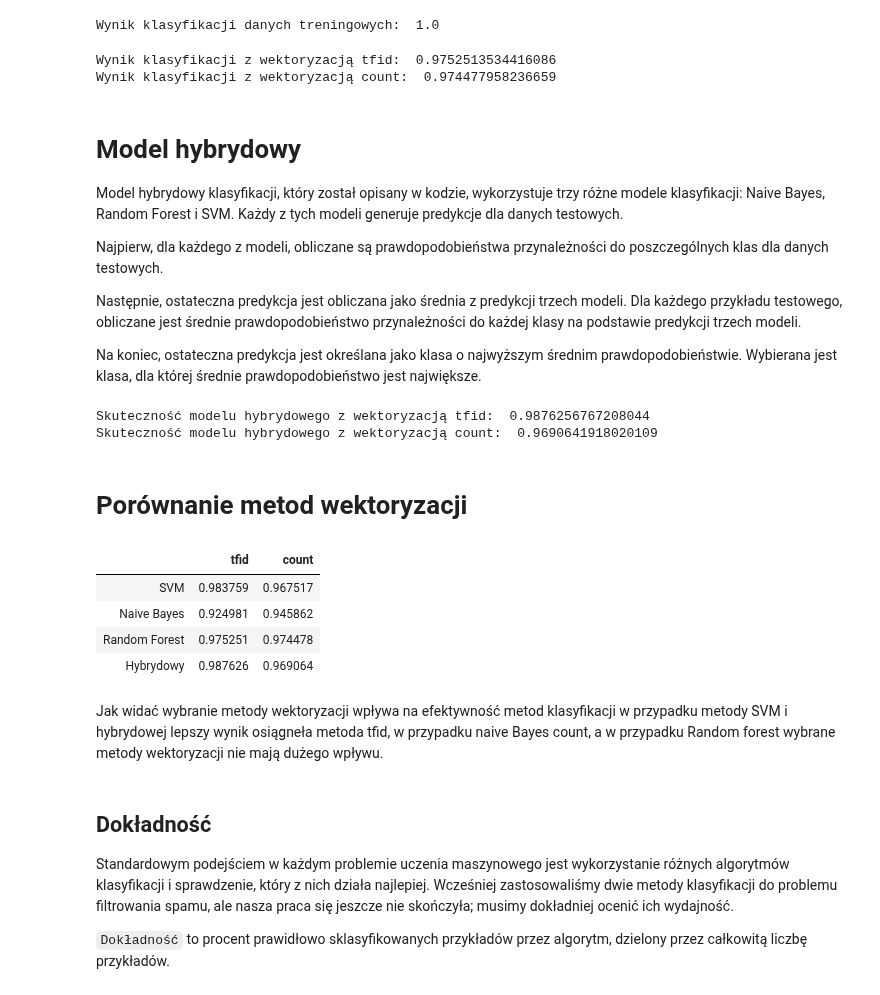
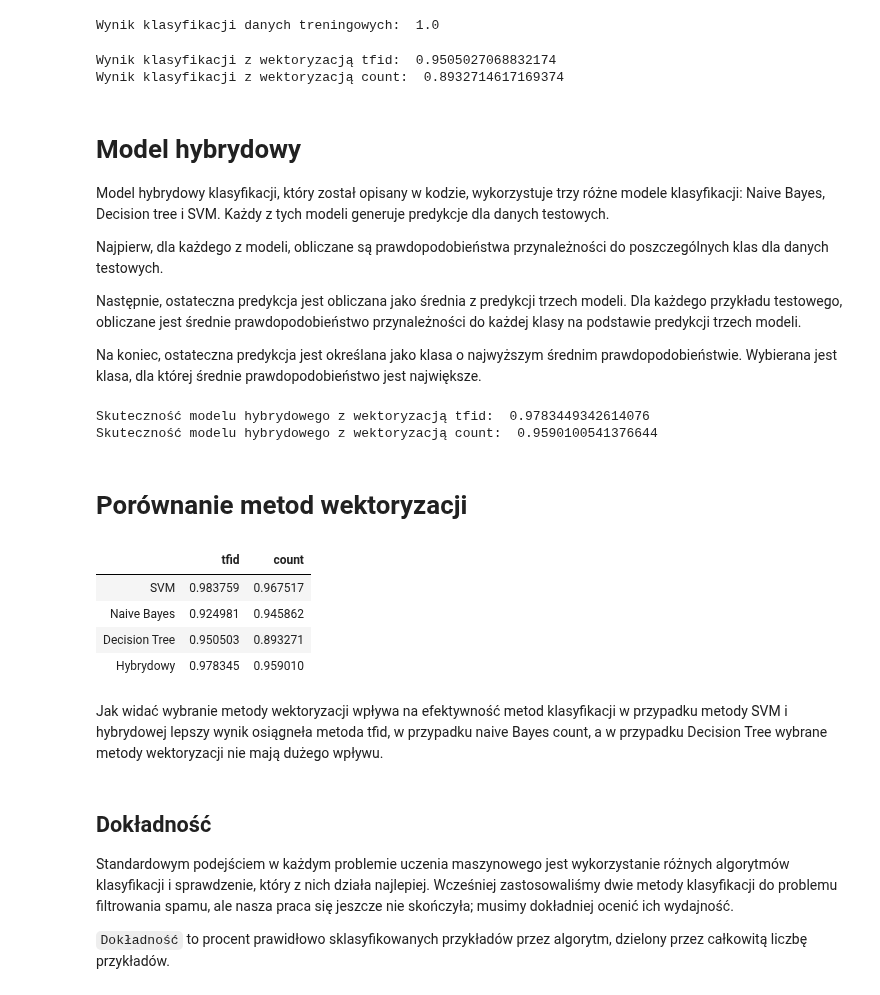
Before and after one commit to patrykzawadzkisggw/mad2, a Jupyter notebook: przyklad.ipynb, the cells around one changed output. Cells and saved outputs as stored; diff of their text form; code cells hidden in the pictures.

```diff
--- a/przyklad.ipynb
+++ b/przyklad.ipynb
@@ -504,29 +504,30 @@ $E_t$= entropia podzbioru t.
 
 Jeśli dostarczymy algorytmowi te same dane treningowe, logiczne jest myślenie, że w każdej iteracji powstanie ten sam model. Rozwiązaniem w tym przypadku jest umożliwienie każdemu drzewu losowego losowego pobierania próbek z zestawu danych z zastępowaniem. Dzięki losowaniu z zastępowaniem, każda losowo wybrana próbka jest ponownie umieszczana w puli próbek i teoretycznie może zostać wybrana wielokrotnie. Różnica w próbkach daje różne drzewa, proces ten znany jest jako bagging. Inna technika pozwala każdemu drzewu wybierać tylko z losowego podzbioru cech zamiast używać wszystkich. W obu przypadkach wynik daje mniejszą korelację między drzewami i większą różnorodność.
 # %%
-from sklearn.ensemble import RandomForestClassifier
+from sklearn import tree
+
 # Stwórz klasyfikator.
-randomForestClassifier = RandomForestClassifier()
+dt_classifier = tree.DecisionTreeClassifier()
 
 # Dopasuj klasyfikator do danych treningowych.
-randomForestClassifier.fit(train_data_features_tfid.toarray(), train_class)
+dt_classifier.fit(train_data_features_tfid.toarray(), train_class)
 
 # Pobierz wynik klasyfikacji danych treningowych.
-print("Wynik klasyfikacji danych treningowych: ", randomForestClassifier.score(train_data_features_tfid.toarray(), train_class))
+print("Wynik klasyfikacji danych treningowych: ", dt_classifier.score(train_data_features_tfid.toarray(), train_class))
 # %% [output]
 Wynik klasyfikacji danych treningowych:  1.0
 # %%
 # Pobierz wynik klasyfikacji danych testowych.
-rf_tfid = randomForestClassifier.score(test_data_features_tfid.toarray(), test_class)
-rf_count = randomForestClassifier.score(test_data_features_count.toarray(), test_class)
+rf_tfid = dt_classifier.score(test_data_features_tfid.toarray(), test_class)
+rf_count = dt_classifier.score(test_data_features_count.toarray(), test_class)
 print("Wynik klasyfikacji z wektoryzacją tfid: ",rf_tfid)
 print("Wynik klasyfikacji z wektoryzacją count: ",rf_count)
 # %% [output]
-Wynik klasyfikacji z wektoryzacją tfid:  0.9752513534416086
-Wynik klasyfikacji z wektoryzacją count:  0.974477958236659
+Wynik klasyfikacji z wektoryzacją tfid:  0.9505027068832174
+Wynik klasyfikacji z wektoryzacją count:  0.8932714617169374
 # %% [markdown]
 # Model hybrydowy
-Model hybrydowy klasyfikacji, który został opisany w kodzie, wykorzystuje trzy różne modele klasyfikacji: Naive Bayes, Random Forest i SVM. Każdy z tych modeli generuje predykcje dla danych testowych.
+Model hybrydowy klasyfikacji, który został opisany w kodzie, wykorzystuje trzy różne modele klasyfikacji: Naive Bayes, Decision tree i SVM. Każdy z tych modeli generuje predykcje dla danych testowych.
 
 Najpierw, dla każdego z modeli, obliczane są prawdopodobieństwa przynależności do poszczególnych klas dla danych testowych.
 
@@ -566,7 +567,7 @@ class HybridModel(BaseEstimator, ClassifierMixin):
         y_pred = self.predict(X)
         return accuracy_score(y, y_pred)
 
-hybrydowy_Classifier=HybridModel(nb_classifier,randomForestClassifier,svm_classifier,pca)
+hybrydowy_Classifier=HybridModel(nb_classifier,dt_classifier,svm_classifier,pca)
 Hybrydowy_final_pred=hybrydowy_Classifier.predict(test_data_features_tfid)
 # Oblicz dokładność hybrydowego modelu.
 hybrydowwy_accuracy_tfid=accuracy_score(test_class, Hybrydowy_final_pred)
@@ -576,26 +577,26 @@ Hybrydowy_final_pred2=hybrydowy_Classifier.predict(test_data_features_count)
 hybrydowwy_accuracy_count=accuracy_score(test_class, Hybrydowy_final_pred2)
 print("Skuteczność modelu hybrydowego z wektoryzacją count: ", hybrydowwy_accuracy_count)
 # %% [output]
-Skuteczność modelu hybrydowego z wektoryzacją tfid:  0.9876256767208044
-Skuteczność modelu hybrydowego z wektoryzacją count:  0.9690641918020109
+Skuteczność modelu hybrydowego z wektoryzacją tfid:  0.9783449342614076
+Skuteczność modelu hybrydowego z wektoryzacją count:  0.9590100541376644
 # %% [markdown]
 # Porównanie metod wektoryzacji
 # %%
 wyniki = {
-'':['SVM','Naive Bayes','Random Forest','Hybrydowy'],
+'':['SVM','Naive Bayes','Decision Tree','Hybrydowy'],
 'tfid':[svm_tfid,nb_tfid,rf_tfid,hybrydowwy_accuracy_tfid],
 'count':[svm_count,nb_count,rf_count,hybrydowwy_accuracy_count],
 }
 
 display(pd.DataFrame(wyniki).style.hide())
 # %% [output]
 |  | tfid | count |
 | SVM | 0.983759 | 0.967517 |
 | Naive Bayes | 0.924981 | 0.945862 |
-| Random Forest | 0.975251 | 0.974478 |
-| Hybrydowy | 0.987626 | 0.969064 |
+| Decision Tree | 0.950503 | 0.893271 |
+| Hybrydowy | 0.978345 | 0.959010 |
 # %% [markdown]
-Jak widać wybranie metody wektoryzacji wpływa na efektywność metod klasyfikacji w przypadku metody SVM i hybrydowej lepszy wynik osiągneła metoda tfid, w przypadku naive Bayes count, a w przypadku Random forest wybrane metody wektoryzacji nie mają dużego wpływu.
+Jak widać wybranie metody wektoryzacji wpływa na efektywność metod klasyfikacji w przypadku metody SVM i hybrydowej lepszy wynik osiągneła metoda tfid, w przypadku naive Bayes count, a w przypadku Decision Tree wybrane metody wektoryzacji nie mają dużego wpływu.
 # %% [markdown]
 ## Dokładność
 
```
Also changed, not shown: parts of 21 cells of this notebook.
